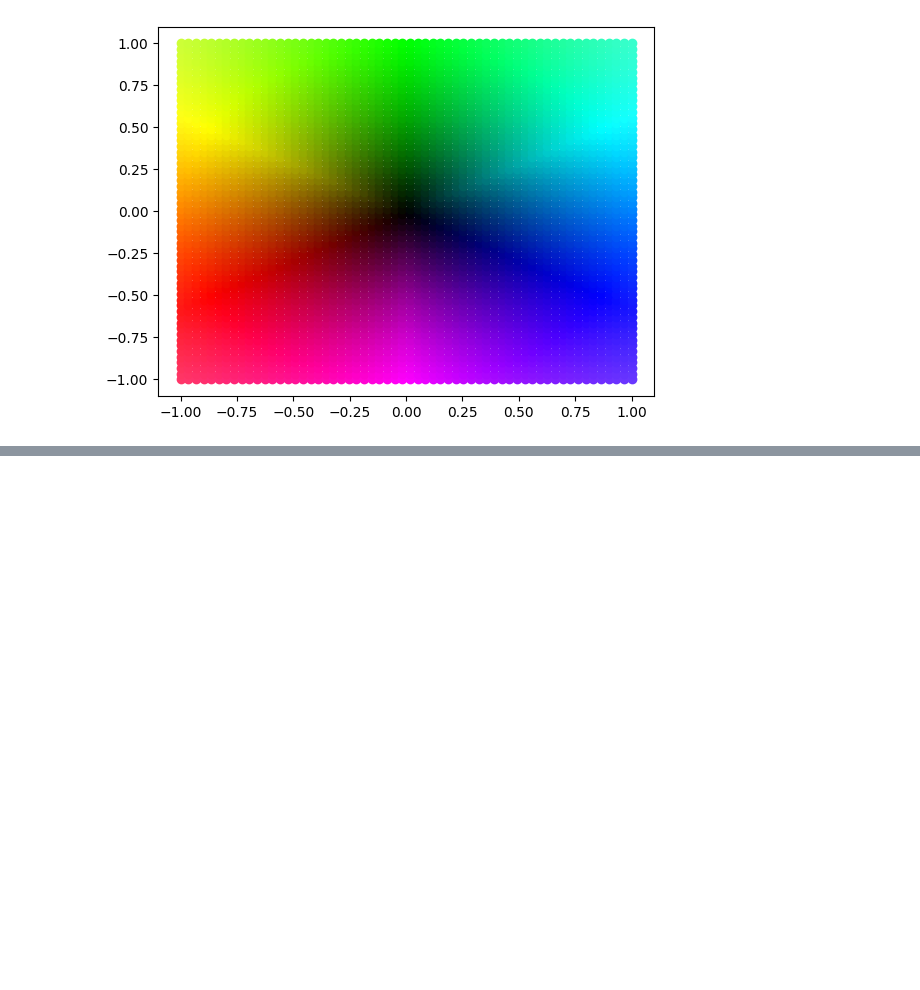
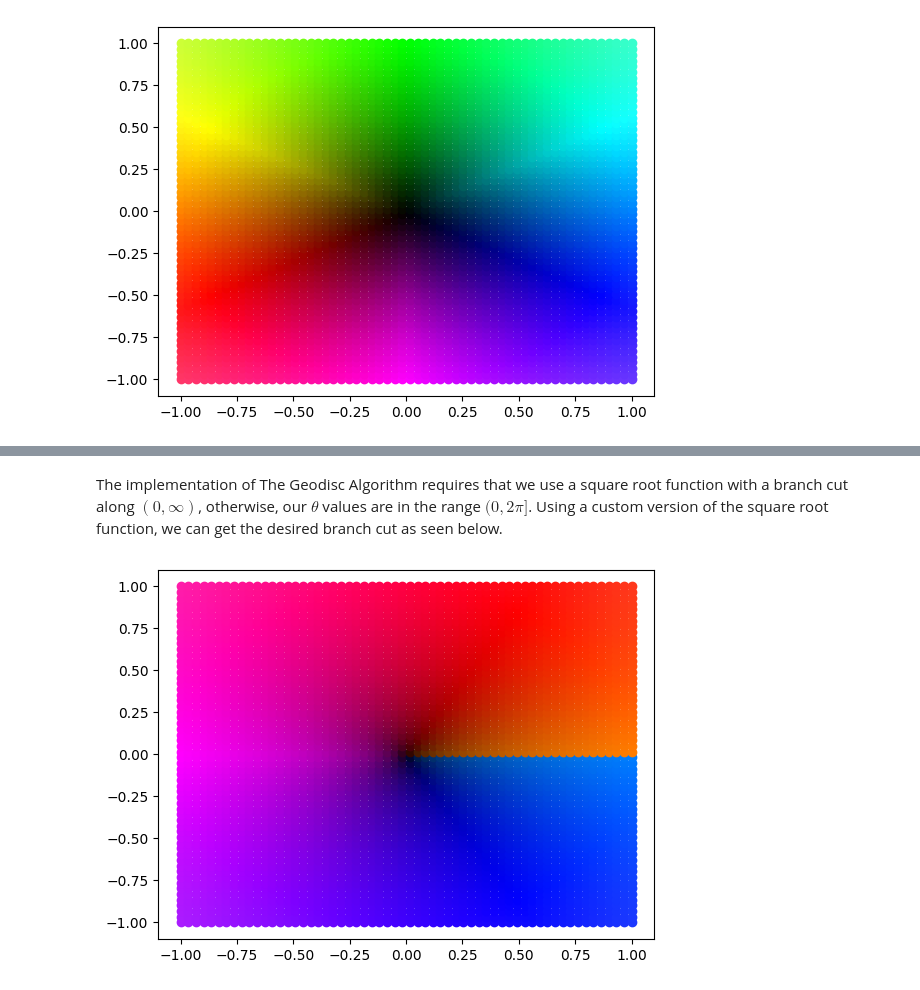
Before and after one commit to lmalmud/zippy-research, a Jupyter notebook: notebooks/component_maps.ipynb, the cells around one changed output, grey strips where cells are left out. Cells and saved outputs as stored; diff of their text form; code cells hidden in the pictures; blank space fills up the shorter version.

Commit message:
finished branch cut stuff

```diff
--- a/notebooks/component_maps.ipynb
+++ b/notebooks/component_maps.ipynb
@@ -42,0 +44,9 @@ for point in points:
+# %% [markdown]
+The implementation of The Geodisc Algorithm requires that we use a square root function with a branch cut along $(0, \infty)$, otherwise, our $\theta$ values are in the range $(0, 2\pi]$. Using a custom version of the square root function, we can get the desired branch cut as seen below.
+# %%
+points = generate_complex(-1, 1, -1, 1, 30)
+for point in points:
+    s = f3sqrt(point)
+    plt.plot(point.real, point.imag, 'o', color=get_color(s))
+# %% [output]
+[figure, added]
```
Also changed, not shown: parts of 3 cells of this notebook, 1 other file.
